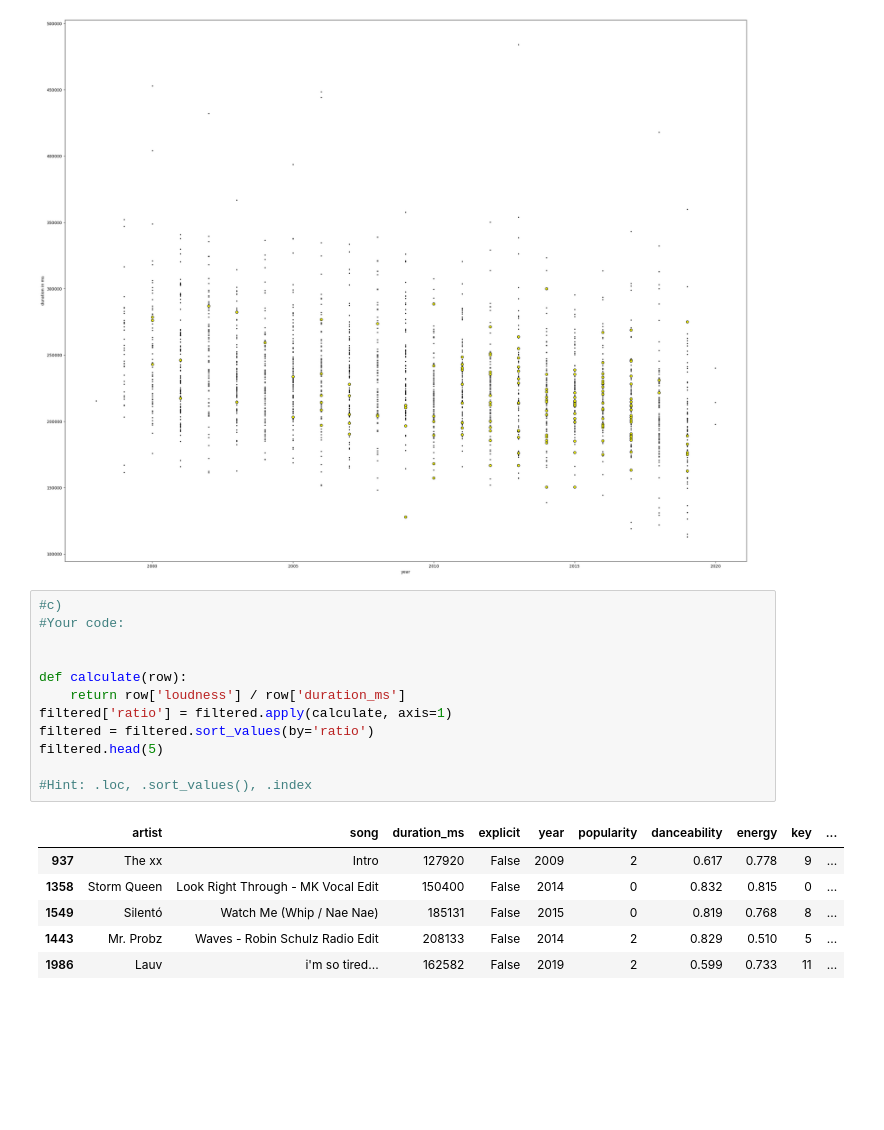
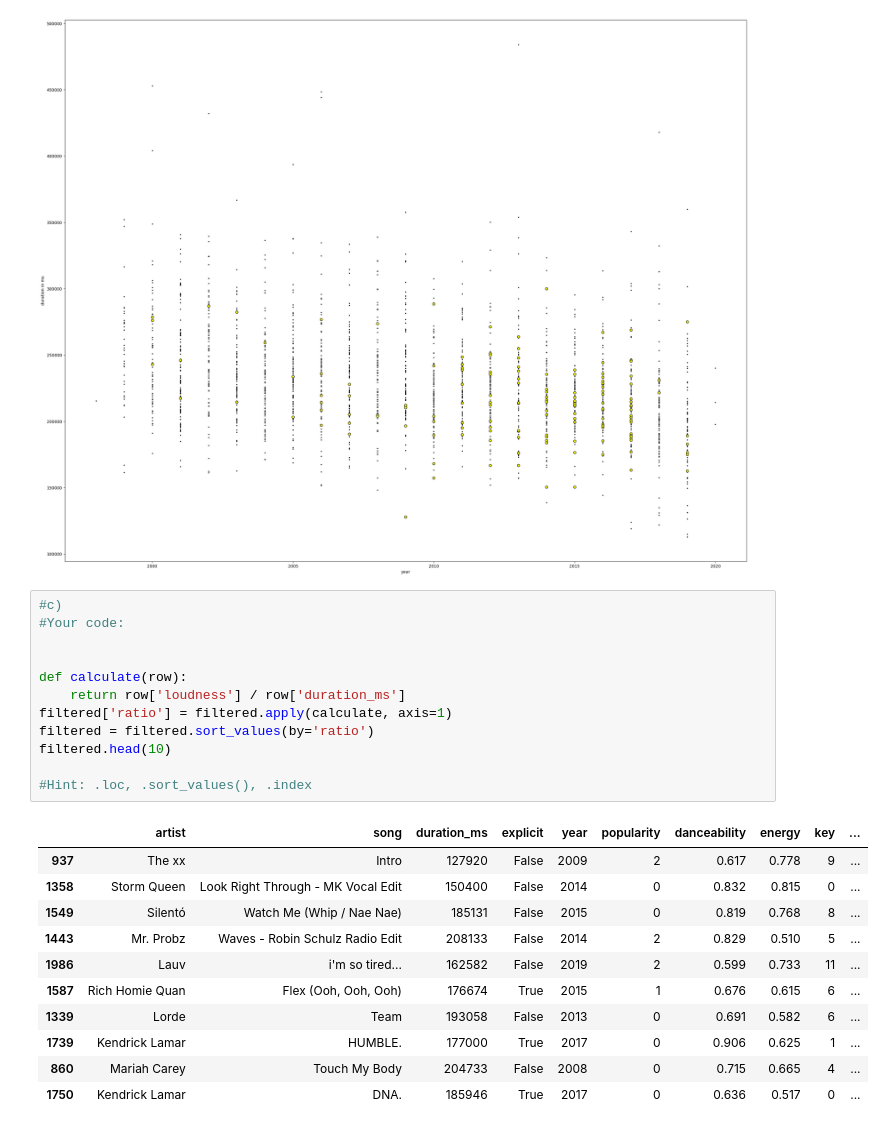
Before and after one commit to qojigedou/data_science, a Jupyter notebook: Optional_assignment_1_with_code.ipynb, the cells around one changed output. Cells and saved outputs as stored; diff of their text form; blank space fills up the shorter version.

```diff
--- a/Optional_assignment_1_with_code.ipynb
+++ b/Optional_assignment_1_with_code.ipynb
@@ -188,19 +188,24 @@ plt.show()
 # %%
 #c)
 #Your code:
 
 
 def calculate(row):
     return row['loudness'] / row['duration_ms']
 filtered['ratio'] = filtered.apply(calculate, axis=1)
 filtered = filtered.sort_values(by='ratio')
-filtered.head(5)
+filtered.head(10)
 
 #Hint: .loc, .sort_values(), .index
 # %% [output]
 |  | artist | song | duration_ms | explicit | year | popularity | danceability | energy | key | ... |
 | 937 | The xx | Intro | 127920 | False | 2009 | 2 | 0.617 | 0.778 | 9 | ... |
 | 1358 | Storm Queen | Look Right Through - MK Vocal Edit | 150400 | False | 2014 | 0 | 0.832 | 0.815 | 0 | ... |
 | 1549 | Silentó | Watch Me (Whip / Nae Nae) | 185131 | False | 2015 | 0 | 0.819 | 0.768 | 8 | ... |
 | 1443 | Mr. Probz | Waves - Robin Schulz Radio Edit | 208133 | False | 2014 | 2 | 0.829 | 0.510 | 5 | ... |
 | 1986 | Lauv | i'm so tired... | 162582 | False | 2019 | 2 | 0.599 | 0.733 | 11 | ... |
+| 1587 | Rich Homie Quan | Flex (Ooh, Ooh, Ooh) | 176674 | True | 2015 | 1 | 0.676 | 0.615 | 6 | ... |
+| 1339 | Lorde | Team | 193058 | False | 2013 | 0 | 0.691 | 0.582 | 6 | ... |
+| 1739 | Kendrick Lamar | HUMBLE. | 177000 | True | 2017 | 0 | 0.906 | 0.625 | 1 | ... |
+| 860 | Mariah Carey | Touch My Body | 204733 | False | 2008 | 0 | 0.715 | 0.665 | 4 | ... |
+| 1750 | Kendrick Lamar | DNA. | 185946 | True | 2017 | 0 | 0.636 | 0.517 | 0 | ... |
```
